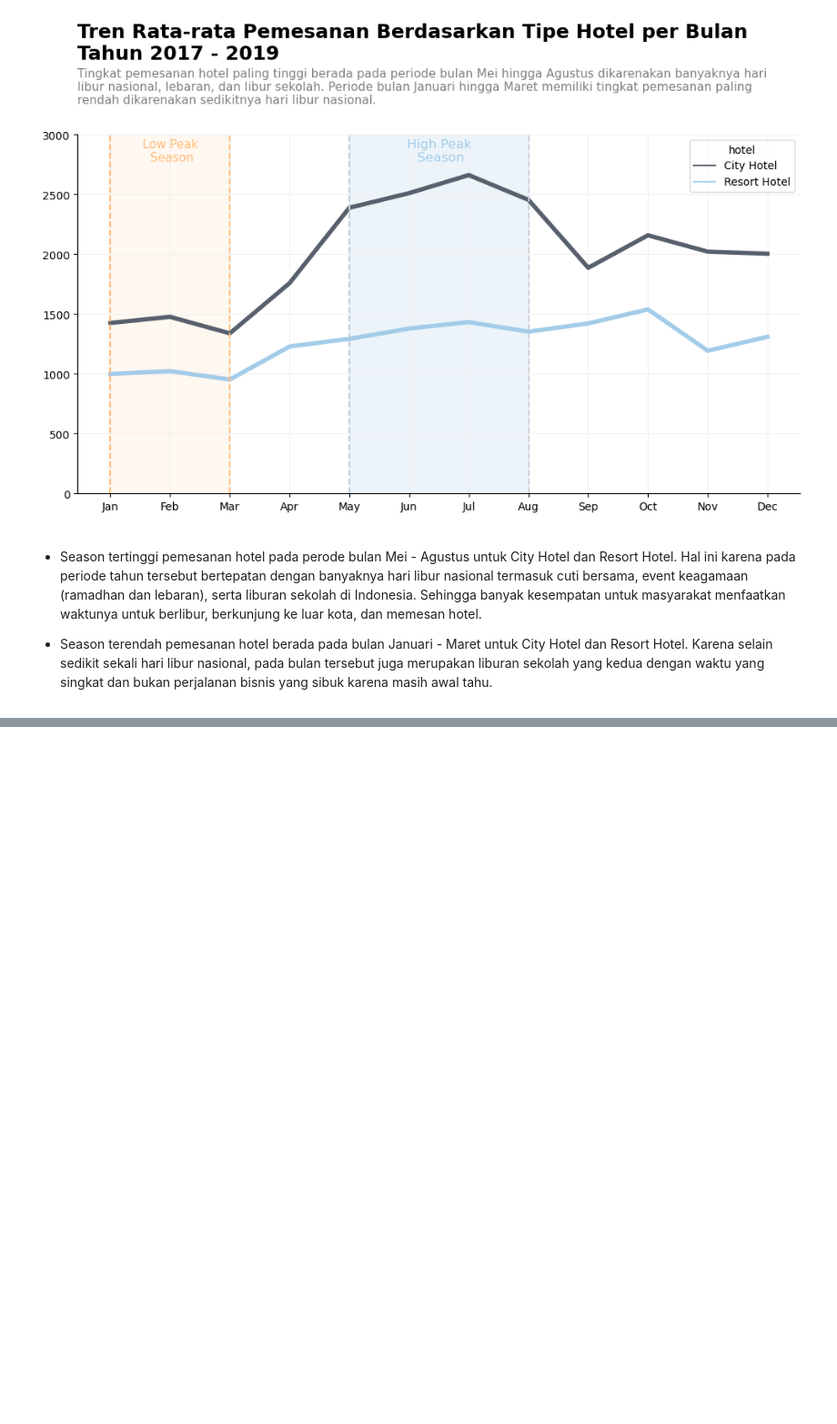
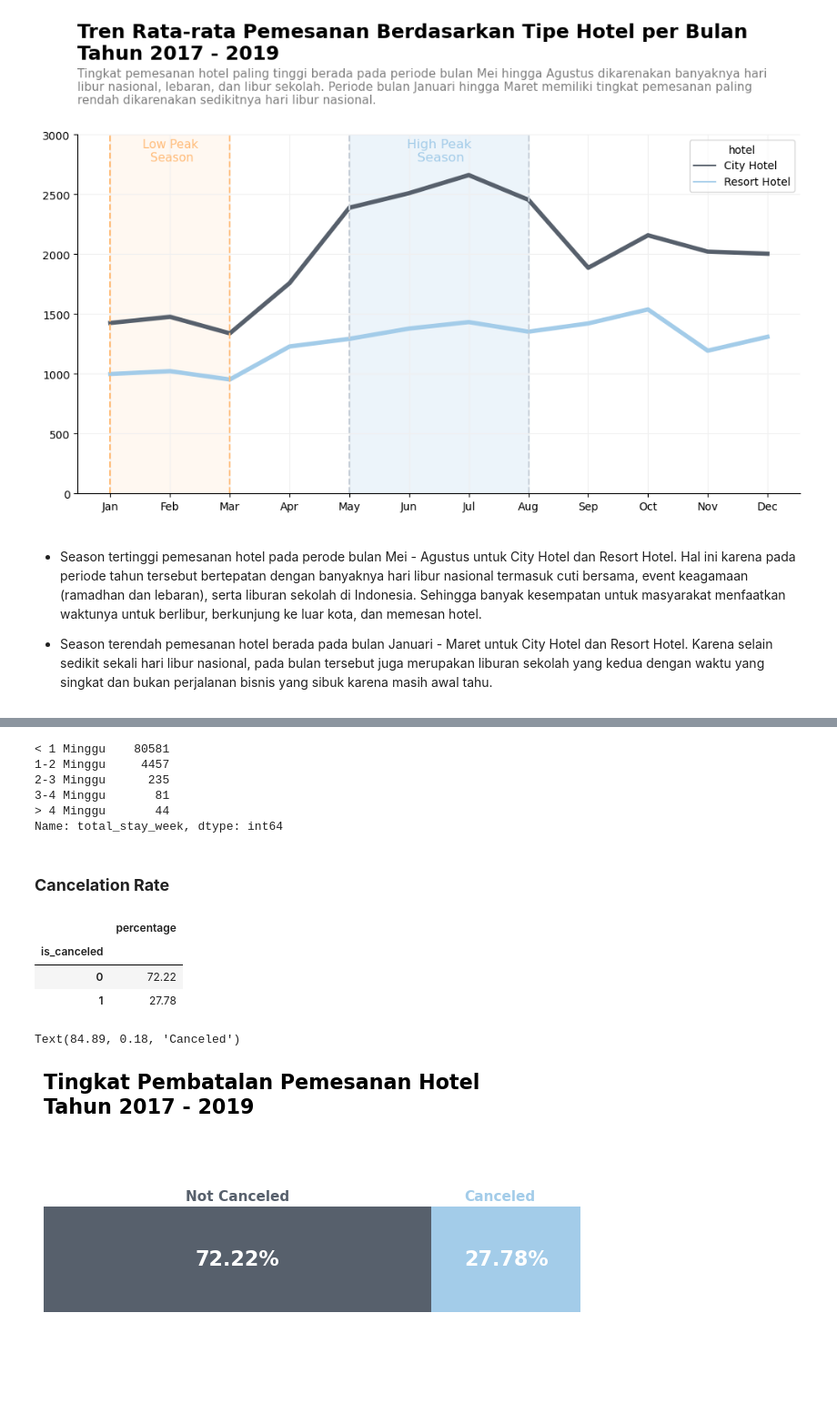
Before and after one commit to faizns/Investigate-Hotel-Business-using-Data-Visualization, a Jupyter notebook: Investigate_Hotel_Business.ipynb, the cells around one changed output, grey strips where cells are left out. Shown at 91% size. Saved outputs shown, nothing was run; the diff lists cells and outputs as text; code cells hidden in the pictures; blank space fills up the shorter version.

```diff
--- a/Investigate_Hotel_Business.ipynb
+++ b/Investigate_Hotel_Business.ipynb
@@ -625,0 +660,68 @@ Text(5.5, 2780, 'High Peak\n Season')
+# %%
+df_c['total_stay_week'] = np.where((df_c['total_stay_duration']) < 8, "< 1 Minggu",
+                                   np.where((df_c['total_stay_duration']) < 15, "1-2 Minggu",
+                                   np.where((df_c['total_stay_duration']) < 22, "2-3 Minggu",
+                                   np.where((df_c['total_stay_duration']) < 29, '3-4 Minggu', '> 4 Minggu'))))
+# %%
+df_c['total_stay_week'].value_counts()
+# %% [output]
+< 1 Minggu    80581
+1-2 Minggu     4457
+2-3 Minggu      235
+3-4 Minggu       81
+> 4 Minggu       44
+Name: total_stay_week, dtype: int64
+# %% [markdown]
+### **Cancelation Rate**
+# %%
+# group fitur hotel dan agregasi menggunakan count
+cancel = df_c.groupby('is_canceled')[['is_canceled']].count()
+
+# hitung persentase
+cancel.columns = ['percentage']
+cancel['percentage'] = (cancel['percentage']/cancel['percentage'].sum()*100).round(2)
+cancel
+# %% [output]
+|  | percentage |
+| is_canceled |  |
+| 0 | 72.22 |
+| 1 | 27.78 |
+# %%
+# membuat visualisasi data
+
+plt.style.use('default')
+fig, ax = plt.subplots()
+fig.set_size_inches(8,4)
+
+# membuat plot
+cancel = cancel.T
+cancel.plot(kind='barh', stacked=True, color = ['#57606c', '#a3cce9'], ax = ax, width = 0.3)
+
+# mengatur border
+ax.spines["top"].set_visible(False)
+ax.spines["right"].set_visible(False)
+ax.spines["bottom"].set_visible(False)
+ax.spines["left"].set_visible(False)
+
+# mengatur tikc
+plt.tick_params(axis = 'x', which = 'both', bottom = False, top = False, labelbottom = False)
+plt.tick_params(axis = 'y', which = 'both', left = False, right = False, labelleft = False)
+
+# menghapus legenda
+plt.legend().remove()
+
+# menambahkan keterangan nilai pada bar
+for p in ax.patches:
+    left, bottom, width, height = p.get_bbox().bounds
+    ax.annotate((str(round(width, 2))+'%'), xy=(left+width/2, bottom+height/2),
+                ha='center', va='center', fontsize=16, color='white', fontweight = 'bold')
+
+# judul dan deskripsi
+plt.title('Tingkat Pembatalan Pemesanan Hotel \nTahun 2017 - 2019', fontsize=16, pad=5, loc='left',fontweight='bold')
+
+# keterangan/legenda
+plt.text(y = 0.18, x = (cancel[0][0]/2), s = 'Not Canceled', ha='center', va='center', color = '#57606c', weight = 'bold', size = 11)
+plt.text(y = 0.18, x = 71 + (cancel[1][0]/2), s = 'Canceled', ha='center', va='center', color = '#a3cce9', weight = 'bold', size = 11)
+# %% [output]
+Text(84.89, 0.18, 'Canceled')
+[figure, added]
```
Also changed, not shown: parts of 22 cells of this notebook.
